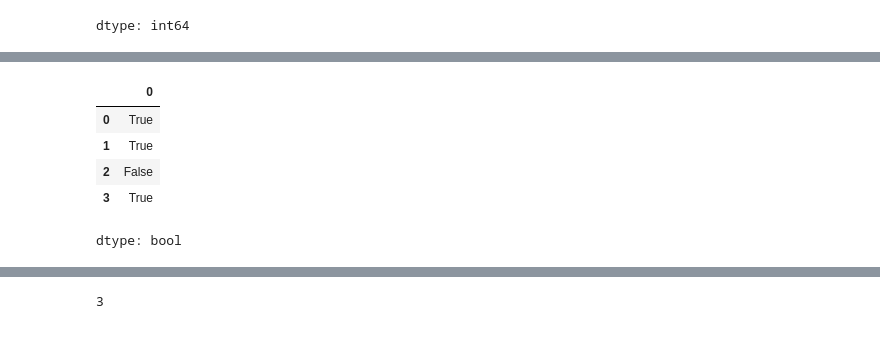
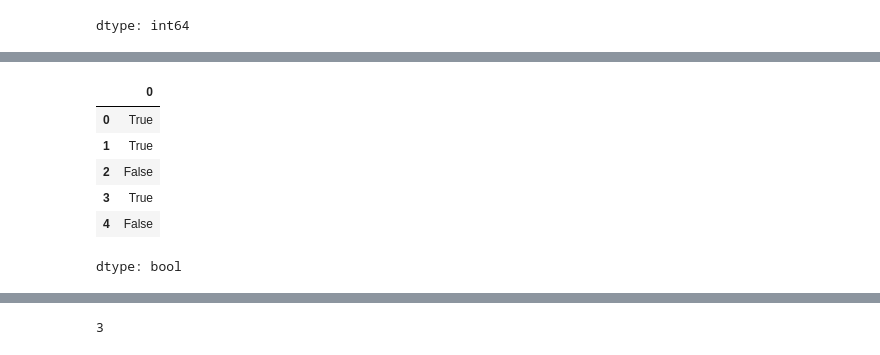
Before and after one commit to 20232497/2026-1-BDA, a Jupyter notebook: code/14w_ch07_missingvalue_outlier.ipynb, the cells around one changed output, grey strips where cells are left out. Saved outputs shown, nothing was run; the diff lists cells and outputs as text; code cells hidden in the pictures.

```diff
--- a/code/14w_ch07_missingvalue_outlier.ipynb
+++ b/code/14w_ch07_missingvalue_outlier.ipynb
@@ -396,10 +403,11 @@ df.isna().sum(axis=1).to_frame()
 # %%
-s = pd.Series([True, True, False, True])
+s = pd.Series([True, True, False, True, False])
 s
 # %% [output]
 |  | 0 |
 | 0 | True |
 | 1 | True |
 | 2 | False |
 | 3 | True |
+| 4 | False |
 dtype: bool
```
Also changed, not shown: parts of 16 cells of this notebook.
